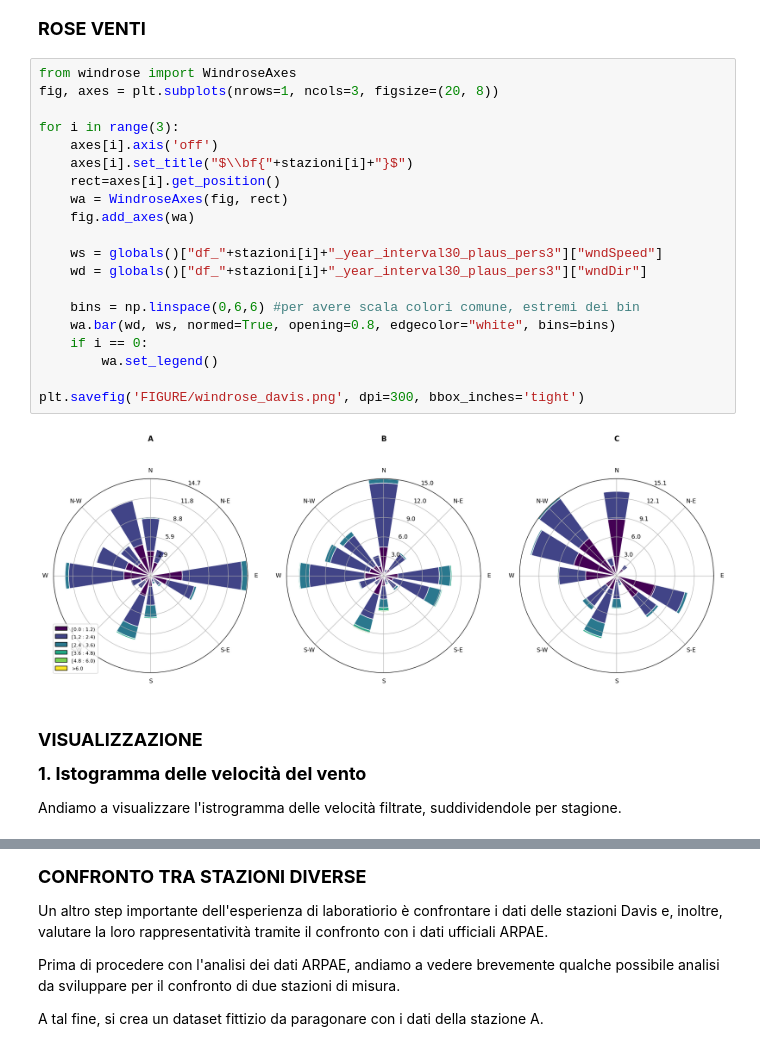
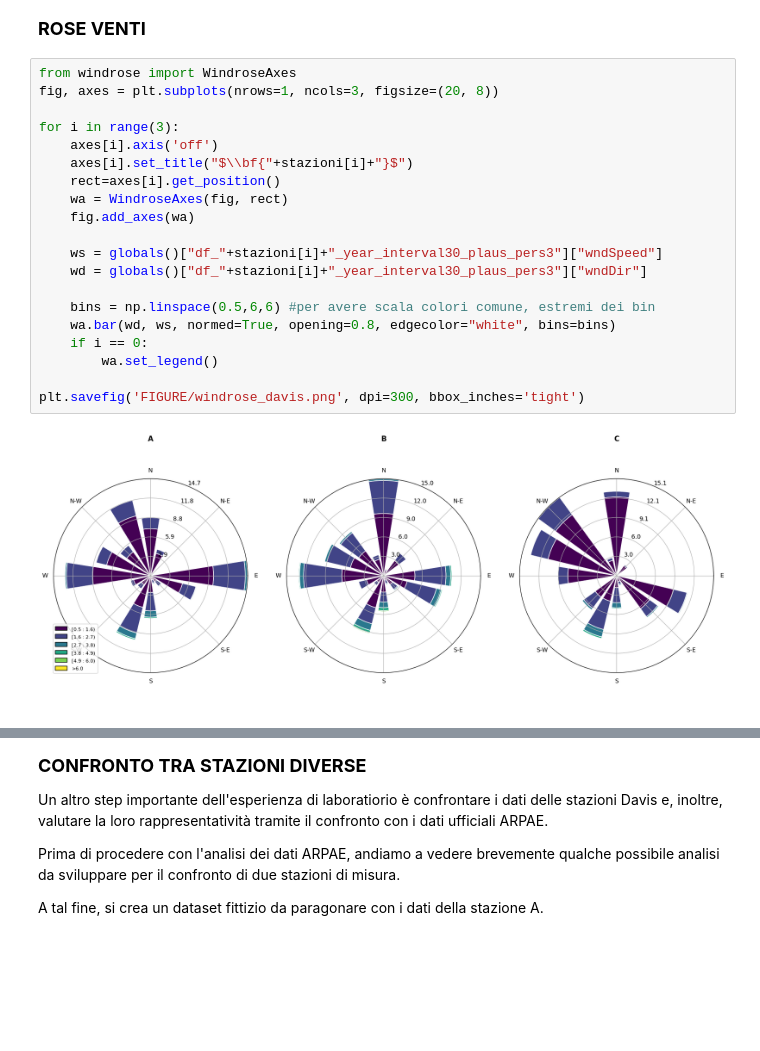
Before and after one commit to FedeJack06/Laboratorio-di-Fisica-dell-Atmosfera, a Jupyter notebook: 1esp/Notebook_Stazioni_Davis.ipynb, the cells around one changed output, grey strips where cells are left out. Drawn from its saved outputs; the diff is of its cells as text; blank space fills up the shorter version.

Commit message:
fix legend windroses and table title removed

```diff
--- a/1esp/Notebook_Stazioni_Davis.ipynb
+++ b/1esp/Notebook_Stazioni_Davis.ipynb
@@ -896,28 +1104,22 @@ plt.savefig('FIGURE/speed_distribution.png', dpi=300, bbox_inches='tight')
 # %%
 from windrose import WindroseAxes
 fig, axes = plt.subplots(nrows=1, ncols=3, figsize=(20, 8))
 
 for i in range(3):
     axes[i].axis('off')
     axes[i].set_title("$\\bf{"+stazioni[i]+"}$")
     rect=axes[i].get_position()
     wa = WindroseAxes(fig, rect)
     fig.add_axes(wa)
 
     ws = globals()["df_"+stazioni[i]+"_year_interval30_plaus_pers3"]["wndSpeed"]
     wd = globals()["df_"+stazioni[i]+"_year_interval30_plaus_pers3"]["wndDir"]
 
-    bins = np.linspace(0,6,6) #per avere scala colori comune, estremi dei bin
+    bins = np.linspace(0.5,6,6) #per avere scala colori comune, estremi dei bin
     wa.bar(wd, ws, normed=True, opening=0.8, edgecolor="white", bins=bins)
     if i == 0:
         wa.set_legend()
 
 plt.savefig('FIGURE/windrose_davis.png', dpi=300, bbox_inches='tight')
 # %% [output]
-[figure, old version]
+[figure, new version]
-# %% [markdown]
-<span style="font-size: large;">**VISUALIZZAZIONE**
-
-<span style="font-size: large;">**1. Istogramma delle velocità del vento**
-
-Andiamo a visualizzare l'istrogramma delle velocità filtrate, suddividendole per stagione.
```
Also changed, not shown: parts of 26 cells of this notebook, 3 other files.
